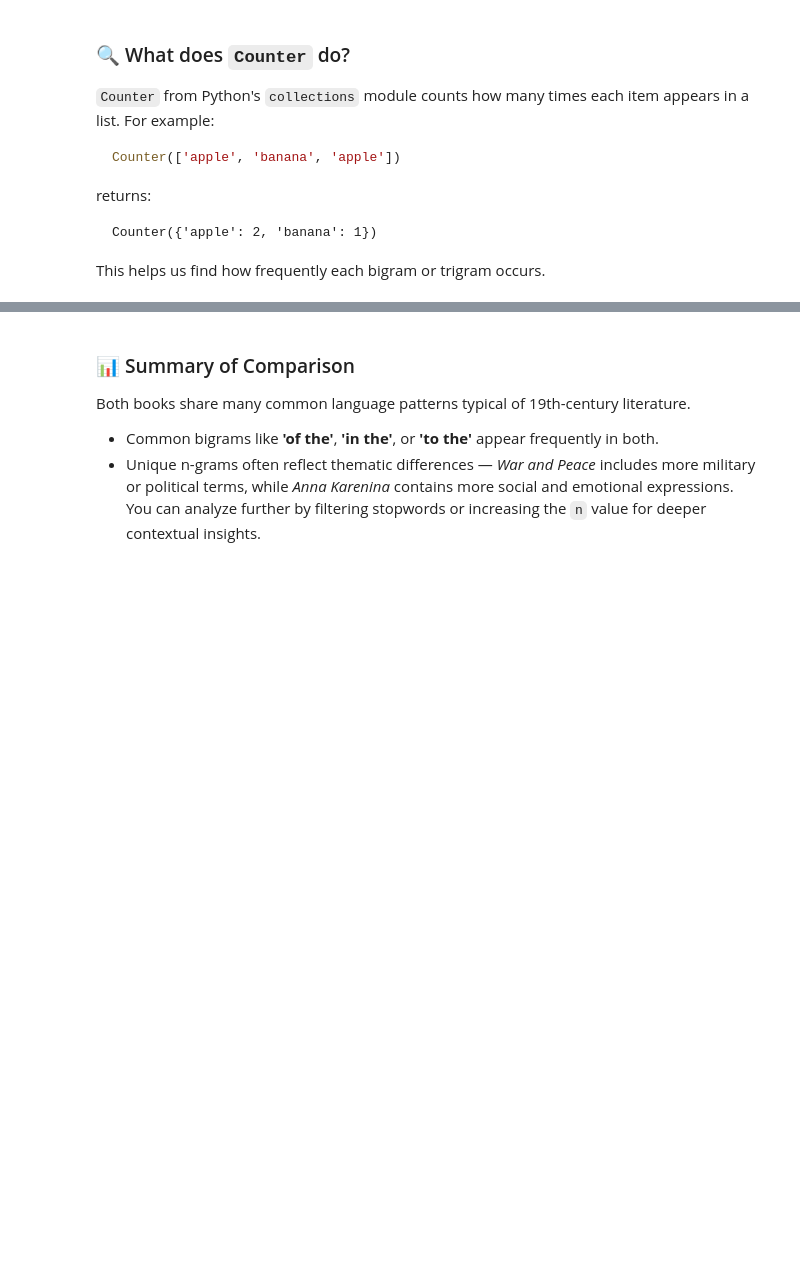
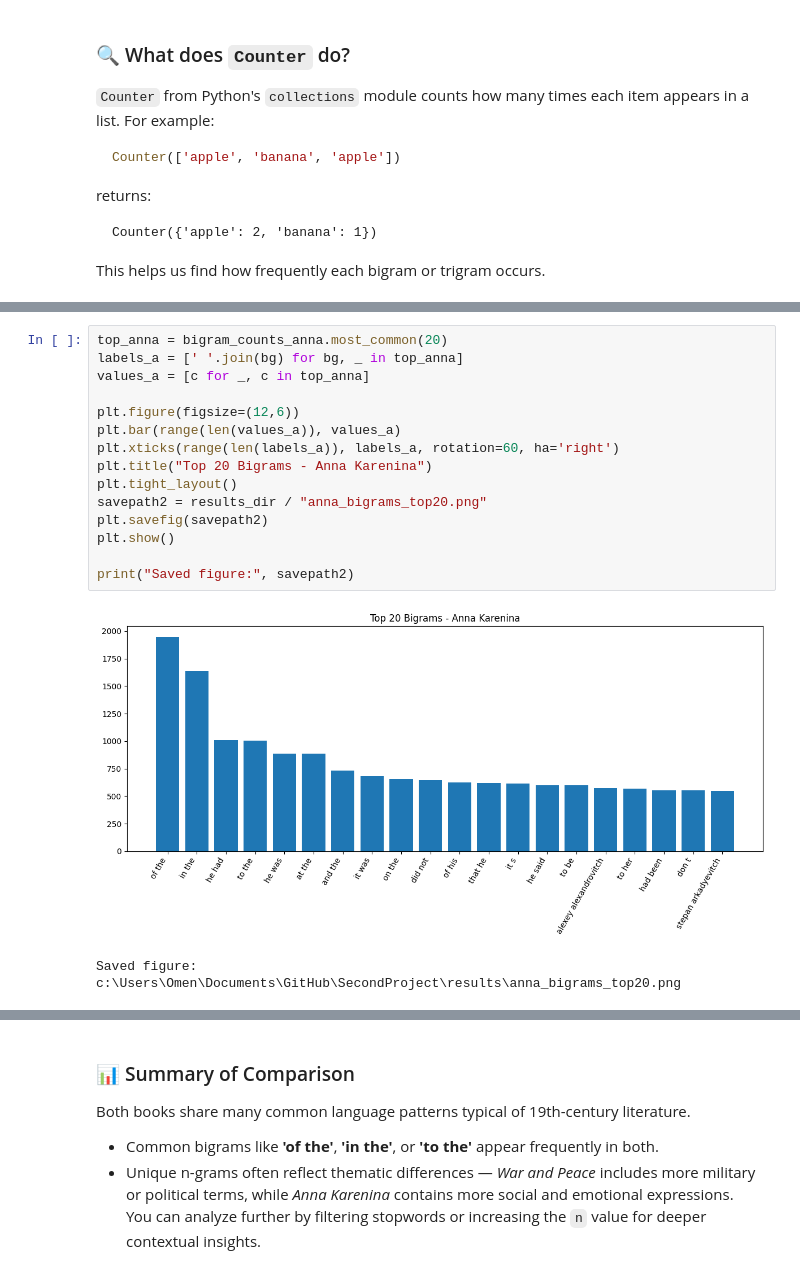
Before and after one commit to J0rc69/SecondProject, a Jupyter notebook: notebooks/1_AppliedNLP_Session2_Bi_Trigrams.ipynb, the cells around one changed output, grey strips where cells are left out. Drawn from its saved outputs; the diff is of its cells as text; blank space fills up the shorter version.

```diff
--- a/notebooks/1_AppliedNLP_Session2_Bi_Trigrams.ipynb
+++ b/notebooks/1_AppliedNLP_Session2_Bi_Trigrams.ipynb
@@ -118,0 +133,18 @@ for ng, count in shared_tri_sorted:
+# %%
+top_anna = bigram_counts_anna.most_common(20)
+labels_a = [' '.join(bg) for bg, _ in top_anna]
+values_a = [c for _, c in top_anna]
+
+plt.figure(figsize=(12,6))
+plt.bar(range(len(values_a)), values_a)
+plt.xticks(range(len(labels_a)), labels_a, rotation=60, ha='right')
+plt.title("Top 20 Bigrams - Anna Karenina")
+plt.tight_layout()
+savepath2 = results_dir / "anna_bigrams_top20.png"
+plt.savefig(savepath2)
+plt.show()
+
+print("Saved figure:", savepath2)
+# %% [output]
+[figure, added]
+Saved figure: c:\Users\Omen\Documents\GitHub\SecondProject\results\anna_bigrams_top20.png
```
Also changed, not shown: parts of 8 cells of this notebook, 5 other files.
